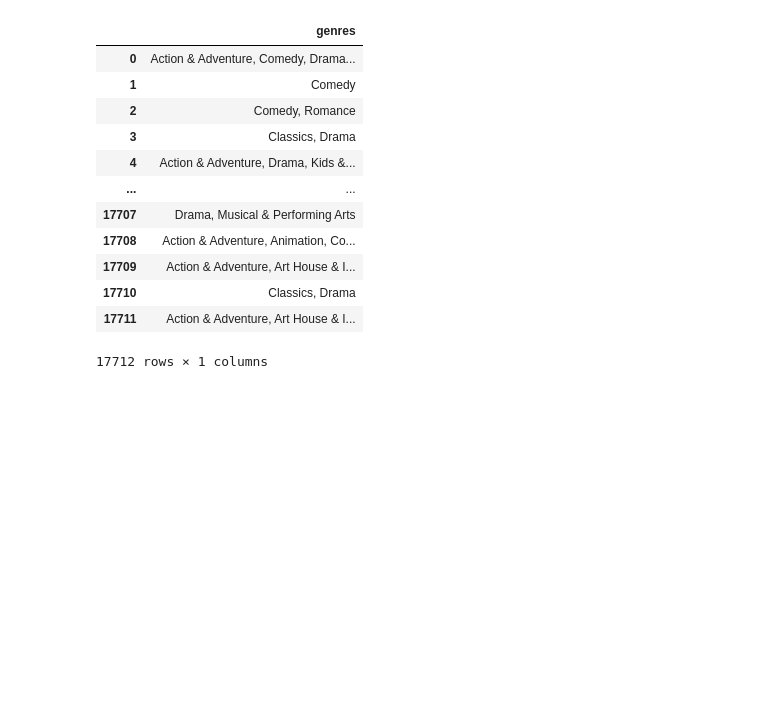
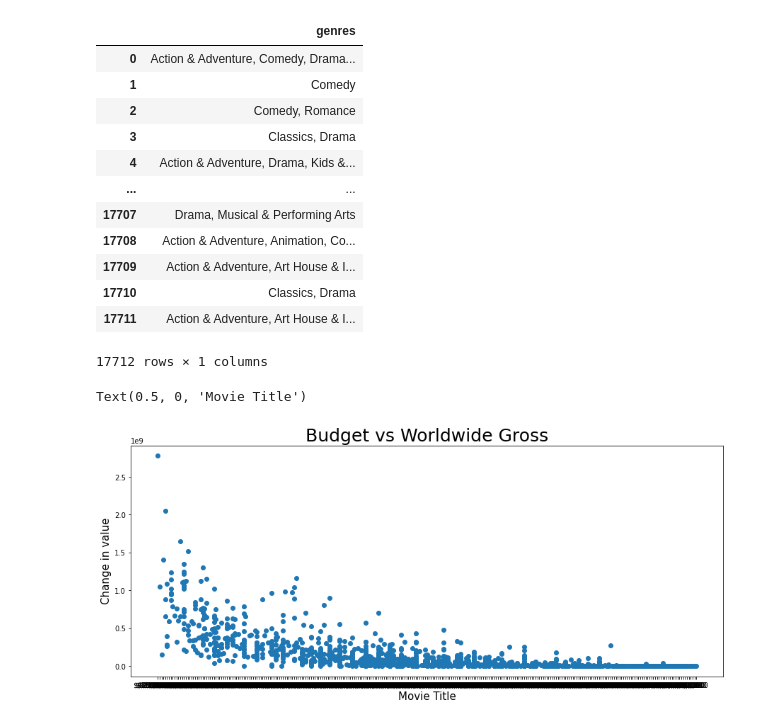
Before and after one commit to krvosen/microsoft_movie_analysis, a Jupyter notebook: create_sql_database.ipynb, the cells around one changed output. Saved outputs shown, nothing was run; the diff lists cells and outputs as text; code cells hidden in the pictures; blank space fills up the shorter version.

```diff
--- a/create_sql_database.ipynb
+++ b/create_sql_database.ipynb
@@ -162,3 +237,14 @@ movie_title2
 | 17710 | Classics, Drama |
 | 17711 | Action & Adventure, Art House & I... |
 17712 rows × 1 columns
+# %%
+fig, ax = plt.subplots(figsize=(15,6))
+
+xlabels = production_gross.production_budget
+ax.scatter(xlabels, production_gross.worldwide_gross)
+ax.set_title('Budget vs Worldwide Gross', fontsize=25)
+ax.set_ylabel('Change in value', fontsize=15)
+ax.set_xlabel('Movie Title', fontsize=15)
+# %% [output]
+Text(0.5, 0, 'Movie Title')
+[figure, added]
```
Also changed, not shown: parts of 11 cells of this notebook.
